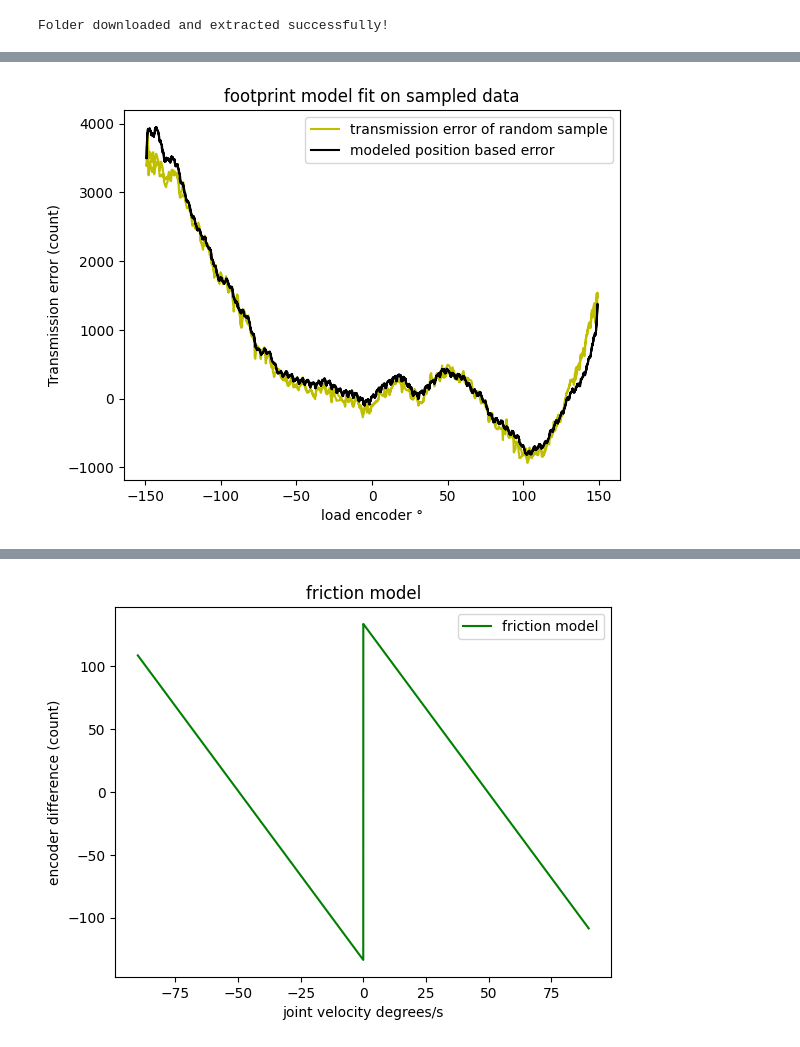
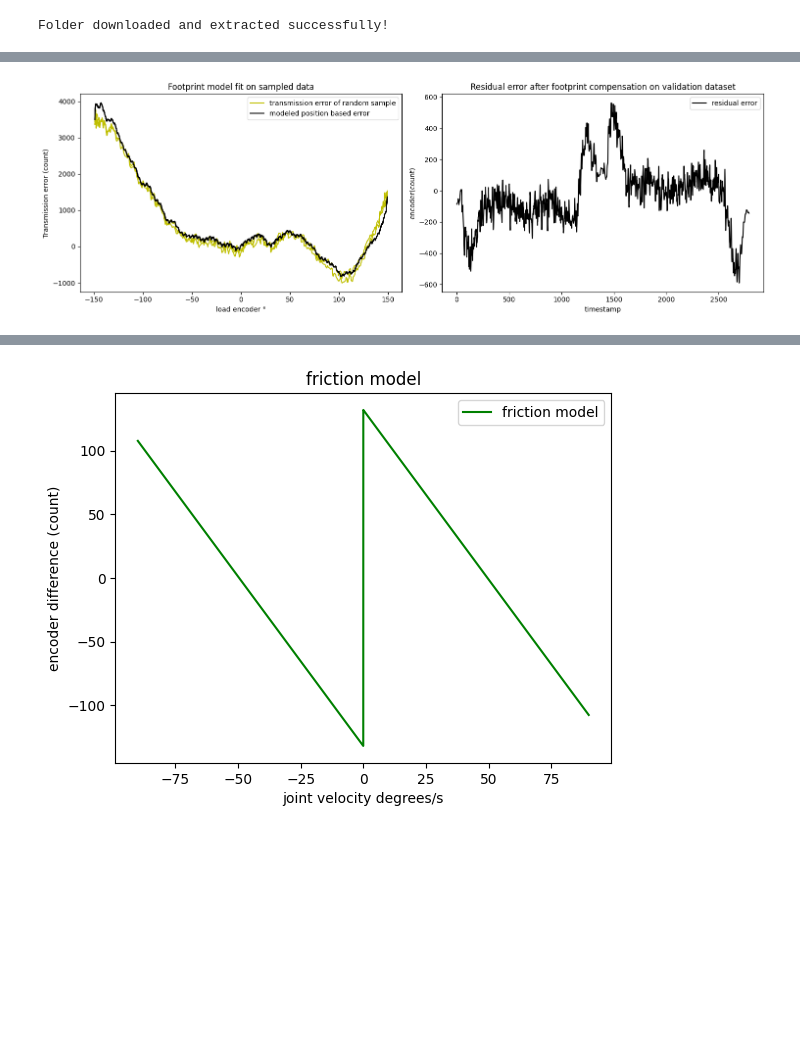
Before and after one commit to allwinlucious/MasterThesis, a Jupyter notebook: 3.1_Analytical_Method.ipynb, the cells around one changed output, grey strips where cells are left out. Cells and saved outputs as stored; diff of their text form; code cells hidden in the pictures; blank space fills up the shorter version.

```diff
--- a/3.1_Analytical_Method.ipynb
+++ b/3.1_Analytical_Method.ipynb
@@ -93,10 +91,31 @@ The Model has reduced the error
 # %%
-plt.plot(data[sample].encoder_loadinc_3*count_to_deg, (data[sample].filtered_motor_enc/gear_ratio - data[sample].filtered_load_enc) ,'y',label = 'transmission error of random sample')
-plt.plot(data[sample].encoder_loadinc_3*count_to_deg,data[sample].modeled_footprint/count_to_deg,'black',label = 'modeled position based error')
-plt.ylabel('Transmission error (count)')
-plt.xlabel('load encoder °')
-plt.legend()
-plt.title("footprint model fit on sampled data")
+# Create a figure with two subplots
+fig, (ax1, ax2) = plt.subplots(1, 2, figsize=(15, 5))
+
+# First plot: Footprint model fit on sampled data
+ax1.plot(data[sample].encoder_loadinc_3 * count_to_deg,
+         (data[sample].filtered_motor_enc / gear_ratio - data[sample].filtered_load_enc), 'y', label='transmission error of random sample')
+ax1.plot(data[sample].encoder_loadinc_3 * count_to_deg,
+         data[sample].modeled_footprint / count_to_deg, 'black', label='modeled position based error')
+ax1.set_ylabel('Transmission error (count)')
+ax1.set_xlabel('load encoder °')
+ax1.legend()
+ax1.set_title("Footprint model fit on sampled data")
+
+# Calculate residuals by compensating for footprint
+for key in data:
+    data[key]['residual_error'] = data[key].filtered_motor_enc / gear_ratio - data[key].filtered_load_enc - data[key].modeled_footprint / count_to_deg
+
+# Second plot: Residual error after footprint compensation on validation dataset
+ax2.plot(data["0.27"].residual_error, 'black', label='residual error')
+ax2.set_ylabel('encoder(count)')
+ax2.set_xlabel('timestamp')
+ax2.legend()
+ax2.set_title("Residual error after footprint compensation on validation dataset")
+
+# Adjust layout
+plt.tight_layout()
 plt.show()
+plt.close()
 # %% [output]
-[figure, old version]
+[figure, new version]
```
Also changed, not shown: parts of 19 cells of this notebook, 1 other file.
